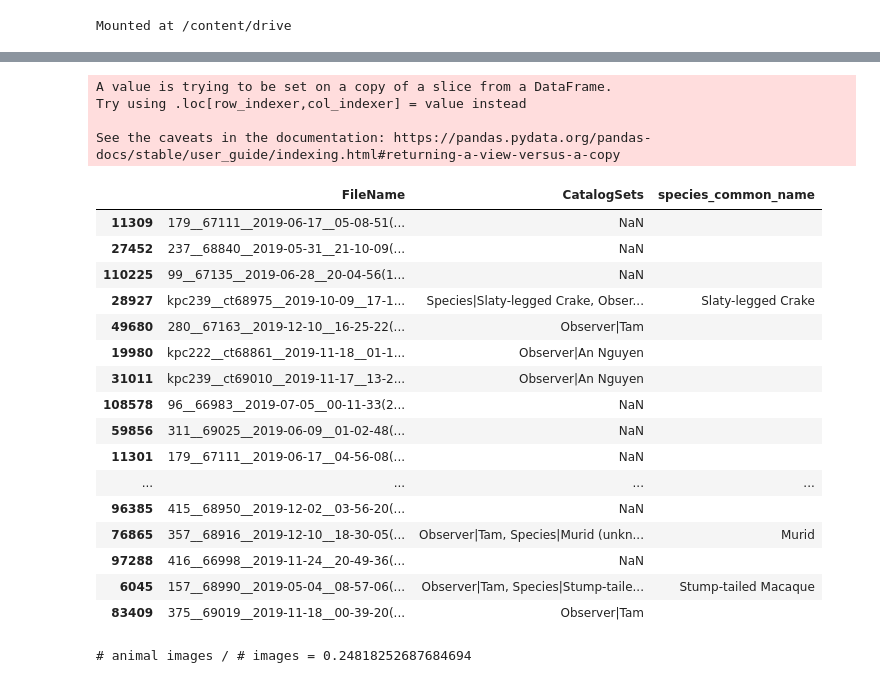
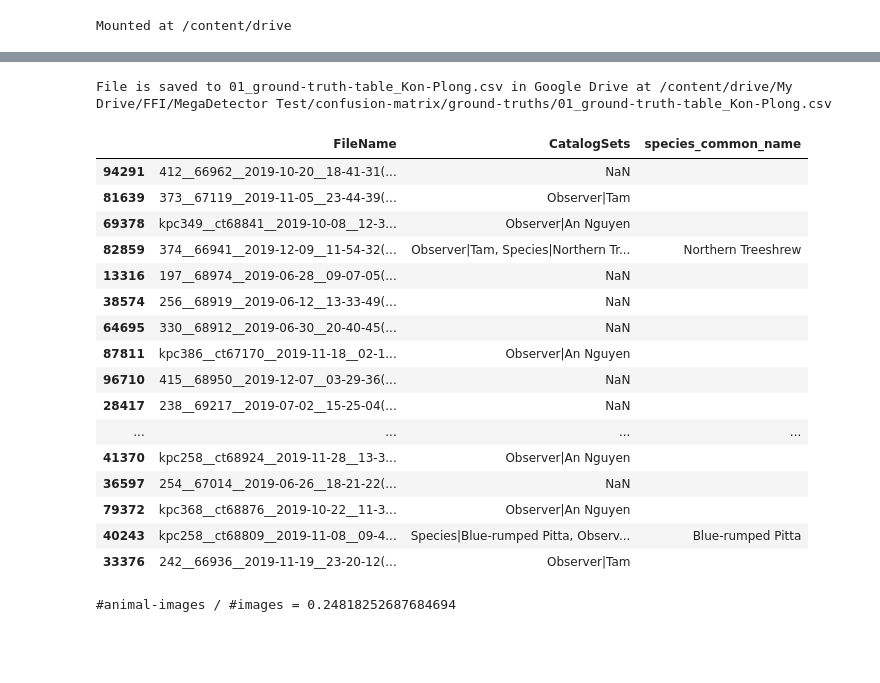
Before and after one commit to FFI-Vietnam/camtrap-tools, a Jupyter notebook: MegaDetector/confusion_matrix/01_ground-truth-from-metadata.ipynb, the cells around one changed output, grey strips where cells are left out. Saved outputs shown, nothing was run; the diff lists cells and outputs as text; code cells hidden in the pictures; blank space fills up the shorter version.

```diff
--- a/MegaDetector/confusion_matrix/01_ground-truth-from-metadata.ipynb
+++ b/MegaDetector/confusion_matrix/01_ground-truth-from-metadata.ipynb
@@ -23,2 +33,34 @@ file_name = 'image_metadata(2020-06-26)_full.csv'
+# %%
+# read and save file functions
+def read_csv_Google_drive(root, contain_folder, file_name):
+  file_path = os.path.join(root, contain_folder, file_name)
+  return pd.read_csv(file_path)
+
+def save_csv_Google_drive(df, root, contain_folder, file_name):
+  """
+  function to save a csv file to Google Drive
+  param examples:
+    root = '/content/drive/'
+    contain_folder = 'My Drive/FFI/dataset'
+    file_name = 'image_metadata(2020-06-26)_full.csv'
+  """
+  # save file to Colab runtime storage (will be deleted when this notebook is closed)
+  df.to_csv('dataframe.csv', index=False)
+
+  # save file back to Google Drive for permanent storage
+  folder_path = os.path.join(root, contain_folder)
+  file_path = os.path.join(root, contain_folder, file_name)
+  try:
+    os.makedirs(folder_path)
+  except:
+    pass
+
+  with open('dataframe.csv', 'r') as f:
+    df_file = f.read()
+
+  with open(file_path, 'w') as f:
+    f.write(df_file)
+
+  print(f'File is saved to {file_name} in Google Drive at {file_path}')
 # %%
 # read ExifTool spreadsheet
@@ -47,4 +76,10 @@ metadata.head()
 # %%
+# 01) create ground truths table
+
+# keep 'FileName' and 'CatalogSets' columns
+metadata = read_csv_Google_drive(root, dataset_folder, ground_truth_dataset_file_name)
+metadata = metadata[['FileName', 'CatalogSets']]
+
 # split to species_common_name column, each row represents at most one species
 # of each image. If one image has more than one species, it will be exploded into
 # multiple entries
@@ -62,50 +97,50 @@ for i in range(len(catalog_sets)):
     spe = ''
     for i in range(len(catalog)):
       if SPECIES_PREFIX in catalog[i]:
         if catalog[i].split('|')[1] != 'Human':
           if '(unknown)' in catalog[i].split('|')[1]: # remove 'unknown' mark
             spe = spe + ', ' + catalog[i].split('|')[1].split('(unknown)')[0]
           else:
             spe = spe + ', ' + catalog[i].split('|')[1]
       # Human is a bit tricky, it either has 'People' or 'Human' prefix, or both,
       # so have to check to avoid duplication
       if PEOPLE_PREFIX in catalog[i]:
         if not 'Human' in spe:
           spe = spe + ', ' + 'Human'
     species_common_name.append(spe[2:])
 
   else:
     species_common_name.append('')
 
 metadata['species_common_name'] = species_common_name
 
 col = metadata.columns.to_list()
 col.remove('species_common_name')
 
 # explode an image which has multiple species into multiple rows
 metadata = metadata.set_index(col).apply(lambda x: x.str.split(',').explode()).reset_index()
 metadata['species_common_name'] = metadata['species_common_name'].str.strip()
 
+# save to Google Drive
+save_csv_Google_drive(metadata, root, contain_folder, ground_truth_table_file_name)
+
 metadata.sample(20)
 # %% [output]
-A value is trying to be set on a copy of a slice from a DataFrame.
-Try using .loc[row_indexer,col_indexer] = value instead
-
-See the caveats in the documentation: https://pandas.pydata.org/pandas-docs/stable/user_guide/indexing.html#returning-a-view-versus-a-copy
+File is saved to 01_ground-truth-table_Kon-Plong.csv in Google Drive at /content/drive/My Drive/FFI/MegaDetector Test/confusion-matrix/ground-truths/01_ground-truth-table_Kon-Plong.csv
 |  | FileName | CatalogSets | species_common_name |
-| 11309 | 179__67111__2019-06-17__05-08-51(... | NaN |  |
-| 27452 | 237__68840__2019-05-31__21-10-09(... | NaN |  |
-| 110225 | 99__67135__2019-06-28__20-04-56(1... | NaN |  |
-| 28927 | kpc239__ct68975__2019-10-09__17-1... | Species|Slaty-legged Crake, Obser... | Slaty-legged Crake |
-| 49680 | 280__67163__2019-12-10__16-25-22(... | Observer|Tam |  |
-| 19980 | kpc222__ct68861__2019-11-18__01-1... | Observer|An Nguyen |  |
-| 31011 | kpc239__ct69010__2019-11-17__13-2... | Observer|An Nguyen |  |
-| 108578 | 96__66983__2019-07-05__00-11-33(2... | NaN |  |
-| 59856 | 311__69025__2019-06-09__01-02-48(... | NaN |  |
-| 11301 | 179__67111__2019-06-17__04-56-08(... | NaN |  |
+| 94291 | 412__66962__2019-10-20__18-41-31(... | NaN |  |
+| 81639 | 373__67119__2019-11-05__23-44-39(... | Observer|Tam |  |
+| 69378 | kpc349__ct68841__2019-10-08__12-3... | Observer|An Nguyen |  |
+| 82859 | 374__66941__2019-12-09__11-54-32(... | Observer|Tam, Species|Northern Tr... | Northern Treeshrew |
+| 13316 | 197__68974__2019-06-28__09-07-05(... | NaN |  |
+| 38574 | 256__68919__2019-06-12__13-33-49(... | NaN |  |
+| 64695 | 330__68912__2019-06-30__20-40-45(... | NaN |  |
+| 87811 | kpc386__ct67170__2019-11-18__02-1... | Observer|An Nguyen |  |
+| 96710 | 415__68950__2019-12-07__03-29-36(... | NaN |  |
+| 28417 | 238__69217__2019-07-02__15-25-04(... | NaN |  |
 | ... | ... | ... | ... |
-| 96385 | 415__68950__2019-12-02__03-56-20(... | NaN |  |
-| 76865 | 357__68916__2019-12-10__18-30-05(... | Observer|Tam, Species|Murid (unkn... | Murid |
-| 97288 | 416__66998__2019-11-24__20-49-36(... | NaN |  |
-| 6045 | 157__68990__2019-05-04__08-57-06(... | Observer|Tam, Species|Stump-taile... | Stump-tailed Macaque |
-| 83409 | 375__69019__2019-11-18__00-39-20(... | Observer|Tam |  |
+| 41370 | kpc258__ct68924__2019-11-28__13-3... | Observer|An Nguyen |  |
+| 36597 | 254__67014__2019-06-26__18-21-22(... | NaN |  |
+| 79372 | kpc368__ct68876__2019-10-22__11-3... | Observer|An Nguyen |  |
+| 40243 | kpc258__ct68809__2019-11-08__09-4... | Species|Blue-rumped Pitta, Observ... | Blue-rumped Pitta |
+| 33376 | 242__66936__2019-11-19__23-20-12(... | Observer|Tam |  |
@@ -136,4 +147,4 @@ assert ground_truth_df.equals(metadata) , "Error while saving"
 # %%
-print(f"# animal images / # images = {len(metadata[metadata['species_common_name'] != ''])/len(metadata)}")
+print(f"#animal-images / #images = {len(metadata[metadata['species_common_name'] != ''])/len(metadata)}")
 # %% [output]
-# animal images / # images = 0.24818252687684694
+#animal-images / #images = 0.24818252687684694
```
Also changed, not shown: parts of 5 cells of this notebook.
